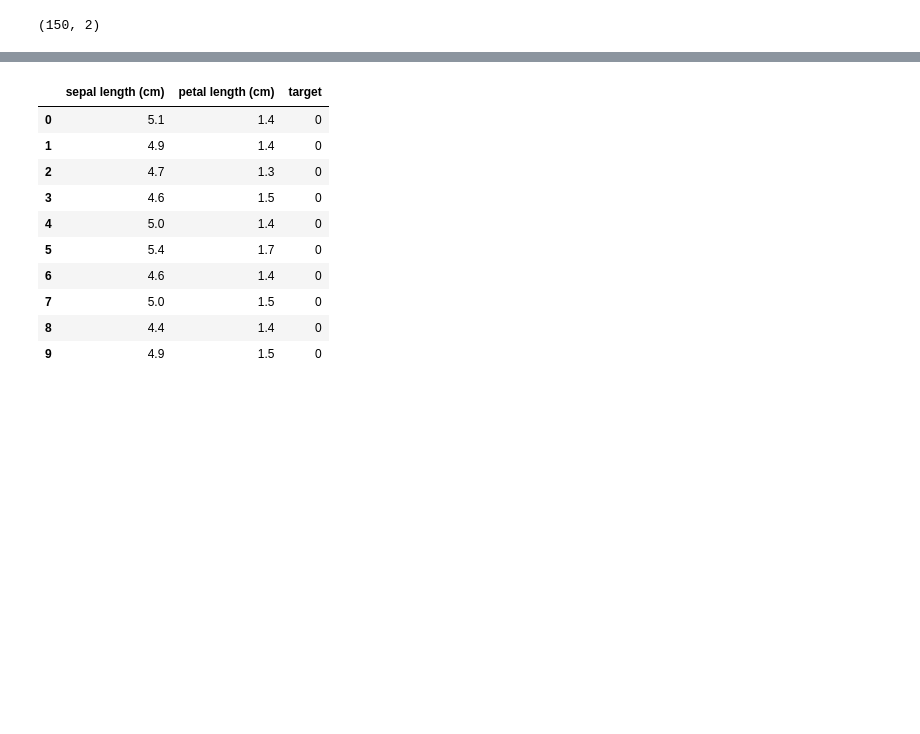
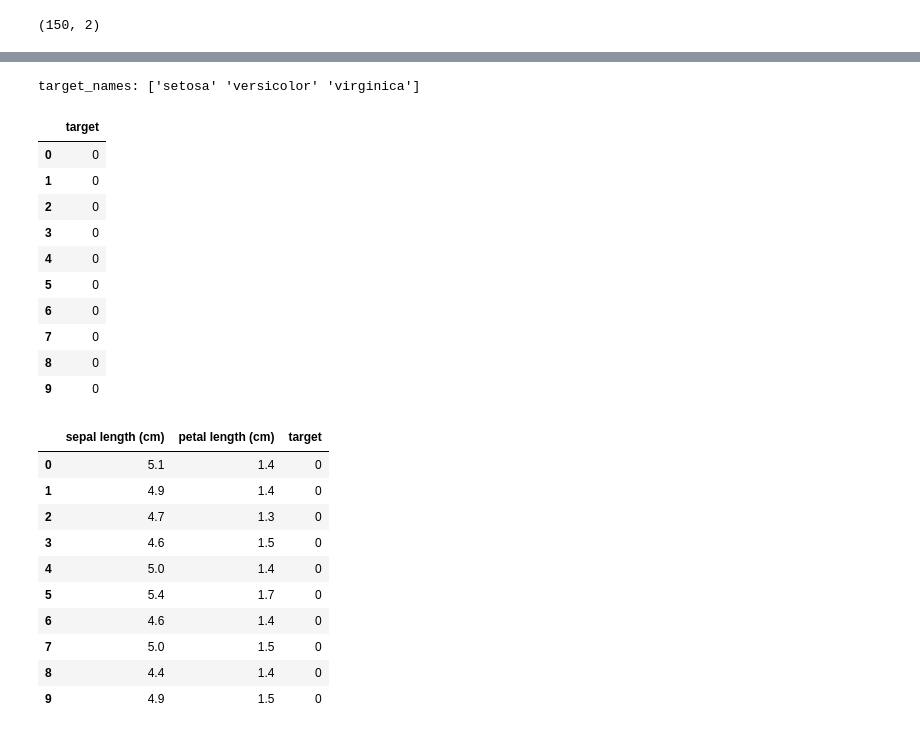
Before and after one commit to nelsonchchang/IMLP, a Jupyter notebook: Unit03/6_scikit_learn_Basic_實戰.ipynb, the cells around one changed output, grey strips where cells are left out. Cells and saved outputs as stored; diff of their text form; code cells hidden in the pictures; blank space fills up the shorter version.

```diff
--- a/Unit03/6_scikit_learn_Basic_實戰.ipynb
+++ b/Unit03/6_scikit_learn_Basic_實戰.ipynb
@@ -111,3 +102,23 @@ target_names: ['setosa' 'versicolor' 'virginica']
+# %%
+print("target_names: " +str(iris['target_names']))
+# %% [output]
+target_names: ['setosa' 'versicolor' 'virginica']
+# %%
+#建立Target欄位與資料
+Y = pd.DataFrame(iris['target'], columns=['target'])
+Y.head(10)
+# %% [output]
+|  | target |
+| 0 | 0 |
+| 1 | 0 |
+| 2 | 0 |
+| 3 | 0 |
+| 4 | 0 |
+| 5 | 0 |
+| 6 | 0 |
+| 7 | 0 |
+| 8 | 0 |
+| 9 | 0 |
 # %%
 #合併資料特徵欄位與目標欄位
 # %% [output]
```
Also changed, not shown: parts of 5 cells of this notebook.
